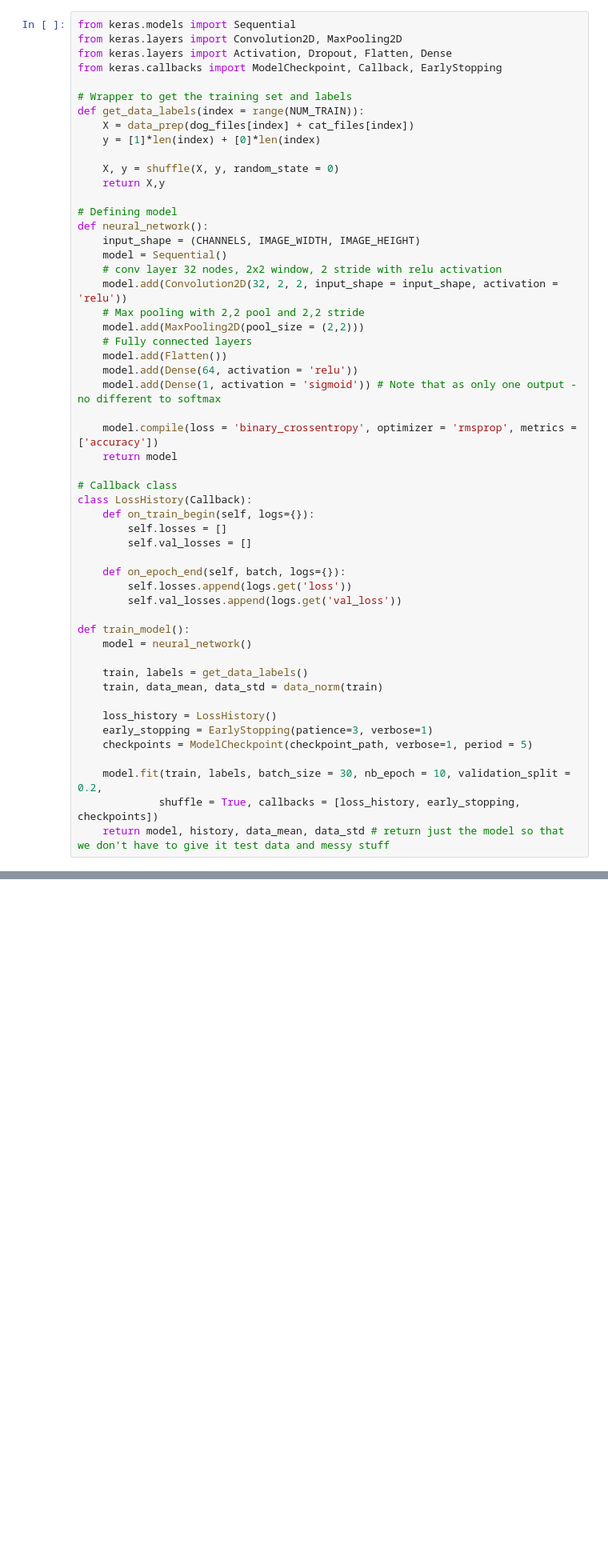
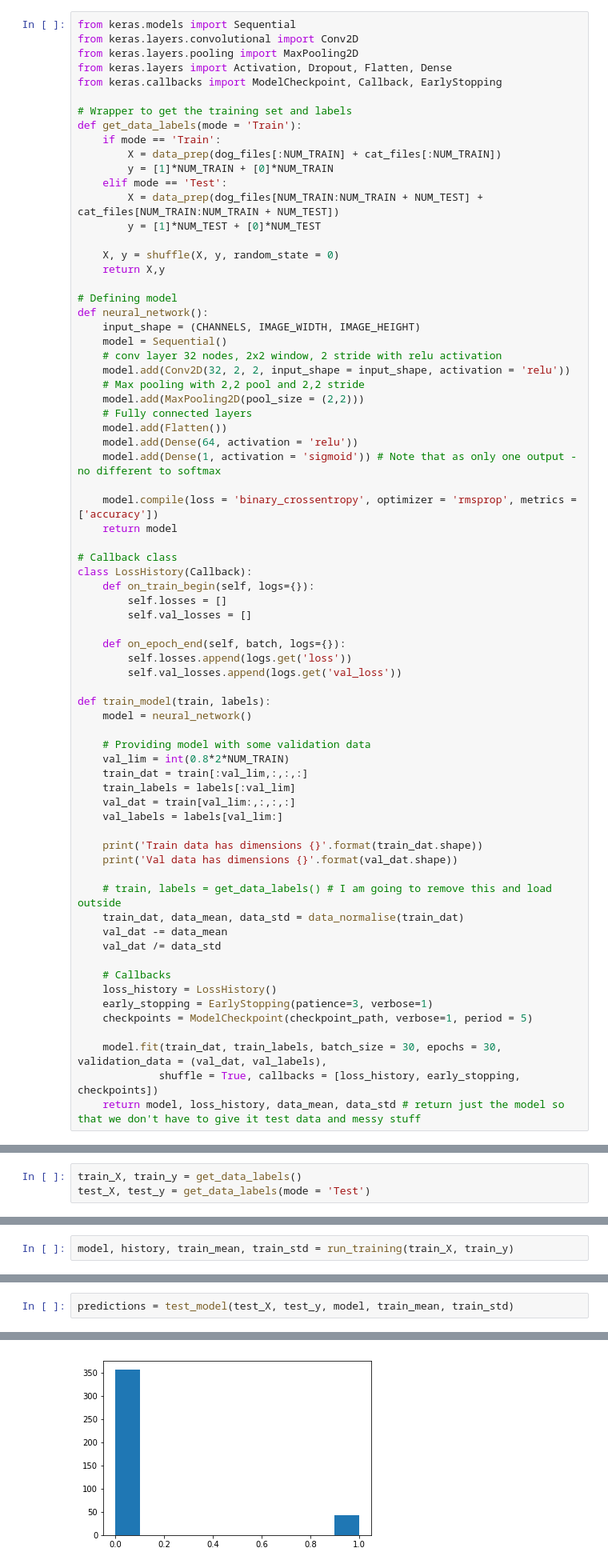
Before and after one commit to AndreasGSE/kaggle, a Jupyter notebook: cats_dogs/01_initial_look_20170314.ipynb, the cells around one changed output, grey strips where cells are left out. Shown at 80% size. Drawn from its saved outputs; the diff is of its cells as text; blank space fills up the shorter version.

```diff
--- a/cats_dogs/01_initial_look_20170314.ipynb
+++ b/cats_dogs/01_initial_look_20170314.ipynb
@@ -232,14 +254,19 @@ After preprocessing stuff will start to actually construct the model to be used.
 The first step will be to just construct a model to be used to test that everything is doing OK and for some sort of a baseline. Then later we will do some parameter optimisation and play around to see how things improve.
 # %%
 from keras.models import Sequential
-from keras.layers import Convolution2D, MaxPooling2D
+from keras.layers.convolutional import Conv2D
+from keras.layers.pooling import MaxPooling2D
 from keras.layers import Activation, Dropout, Flatten, Dense
 from keras.callbacks import ModelCheckpoint, Callback, EarlyStopping
 
 # Wrapper to get the training set and labels
-def get_data_labels(index = range(NUM_TRAIN)):
-    X = data_prep(dog_files[index] + cat_files[index])
-    y = [1]*len(index) + [0]*len(index)
+def get_data_labels(mode = 'Train'):
+    if mode == 'Train':
+        X = data_prep(dog_files[:NUM_TRAIN] + cat_files[:NUM_TRAIN])
+        y = [1]*NUM_TRAIN + [0]*NUM_TRAIN
+    elif mode == 'Test':
+        X = data_prep(dog_files[NUM_TRAIN:NUM_TRAIN + NUM_TEST] + cat_files[NUM_TRAIN:NUM_TRAIN + NUM_TEST])
+        y = [1]*NUM_TEST + [0]*NUM_TEST
 
     X, y = shuffle(X, y, random_state = 0)
     return X,y
@@ -249,7 +276,7 @@ def neural_network():
     input_shape = (CHANNELS, IMAGE_WIDTH, IMAGE_HEIGHT)
     model = Sequential()
     # conv layer 32 nodes, 2x2 window, 2 stride with relu activation
-    model.add(Convolution2D(32, 2, 2, input_shape = input_shape, activation = 'relu'))
+    model.add(Conv2D(32, 2, 2, input_shape = input_shape, activation = 'relu'))
     # Max pooling with 2,2 pool and 2,2 stride
     model.add(MaxPooling2D(pool_size = (2,2)))
     # Fully connected layers
@@ -270,16 +297,29 @@ class LossHistory(Callback):
         self.losses.append(logs.get('loss'))
         self.val_losses.append(logs.get('val_loss'))
 
-def train_model():
+def train_model(train, labels):
     model = neural_network()
 
-    train, labels = get_data_labels()
-    train, data_mean, data_std = data_norm(train)
+    # Providing model with some validation data
+    val_lim = int(0.8*2*NUM_TRAIN)
+    train_dat = train[:val_lim,:,:,:]
+    train_labels = labels[:val_lim]
+    val_dat = train[val_lim:,:,:,:]
+    val_labels = labels[val_lim:]
 
+    print('Train data has dimensions {}'.format(train_dat.shape))
+    print('Val data has dimensions {}'.format(val_dat.shape))
+
+    # train, labels = get_data_labels() # I am going to remove this and load outside
+    train_dat, data_mean, data_std = data_normalise(train_dat)
+    val_dat -= data_mean
+    val_dat /= data_std
+
+    # Callbacks
     loss_history = LossHistory()
     early_stopping = EarlyStopping(patience=3, verbose=1)
     checkpoints = ModelCheckpoint(checkpoint_path, verbose=1, period = 5)
 
-    model.fit(train, labels, batch_size = 30, nb_epoch = 10, validation_split = 0.2,
+    model.fit(train_dat, train_labels, batch_size = 30, epochs = 30, validation_data = (val_dat, val_labels),
              shuffle = True, callbacks = [loss_history, early_stopping, checkpoints])
-    return model, history, data_mean, data_std # return just the model so that we don't have to give it test data and messy stuff
+    return model, loss_history, data_mean, data_std # return just the model so that we don't have to give it test data and messy stuff
@@ -319,0 +369,3 @@ def run_training():
+# %%
+train_X, train_y = get_data_labels()
+test_X, test_y = get_data_labels(mode = 'Test')
@@ -319,0 +390,2 @@ def run_training():
+# %%
+model, history, train_mean, train_std = run_training(train_X, train_y)
@@ -319,0 +397,3 @@ def run_training():
+# %%
+predictions = test_model(test_X, test_y, model, train_mean, train_std)
+# %% [output]
@@ -319,0 +401 @@ def run_training():
+[figure, added]
```
Also changed, not shown: parts of 14 cells of this notebook.
